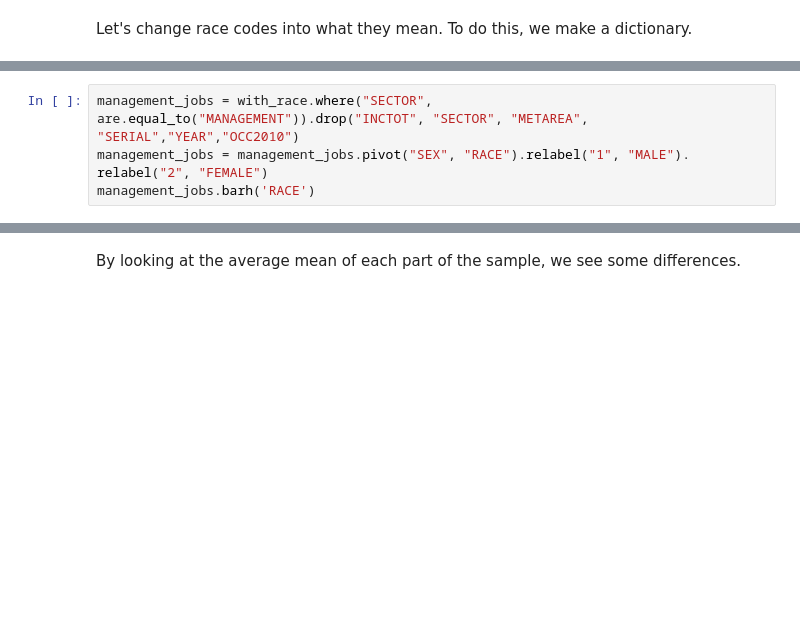
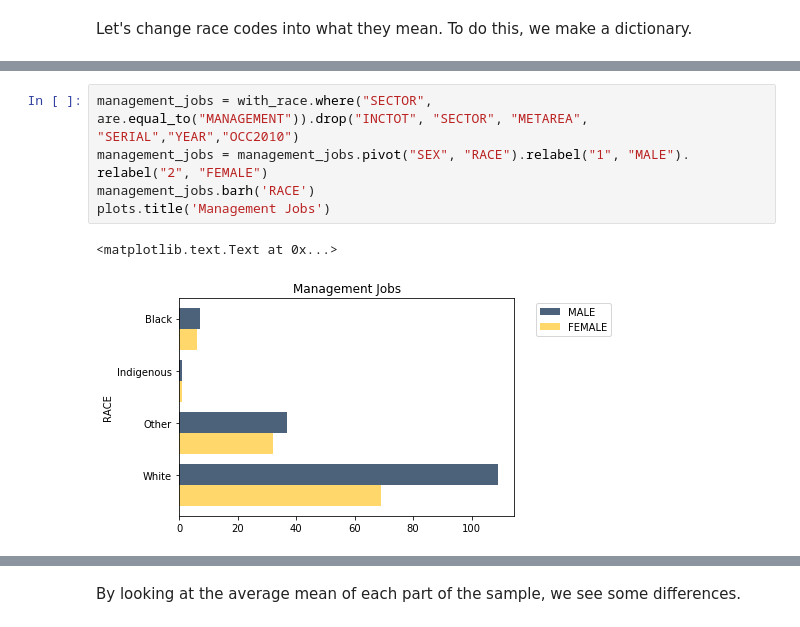
Before and after one commit to ds-modules/GWS-131, a Jupyter notebook: bay_area-SJ-OOPS.ipynb, the cells around one changed output, grey strips where cells are left out. Cells and saved outputs as stored; diff of their text form; blank space fills up the shorter version.

```diff
--- a/bay_area-SJ-OOPS.ipynb
+++ b/bay_area-SJ-OOPS.ipynb
@@ -101,7 +199,11 @@ t.barh('SECTOR')
 # %%
 management_jobs = with_race.where("SECTOR", are.equal_to("MANAGEMENT")).drop("INCTOT", "SECTOR", "METAREA", "SERIAL","YEAR","OCC2010")
 management_jobs = management_jobs.pivot("SEX", "RACE").relabel("1", "MALE"). relabel("2", "FEMALE")
 management_jobs.barh('RACE')
+plots.title('Management Jobs')
+# %% [output]
+<matplotlib.text.Text at 0x...>
+[figure, added]
 # %%
 stem_jobs = with_race.where("SECTOR", are.equal_to("STEM")).drop("INCTOT", "SECTOR", "METAREA", "SERIAL","YEAR","OCC2010")
 stem_jobs = stem_jobs.pivot("SEX", "RACE").relabel("1", "MALE"). relabel("2", "FEMALE")
```
Also changed, not shown: parts of 23 cells of this notebook.
